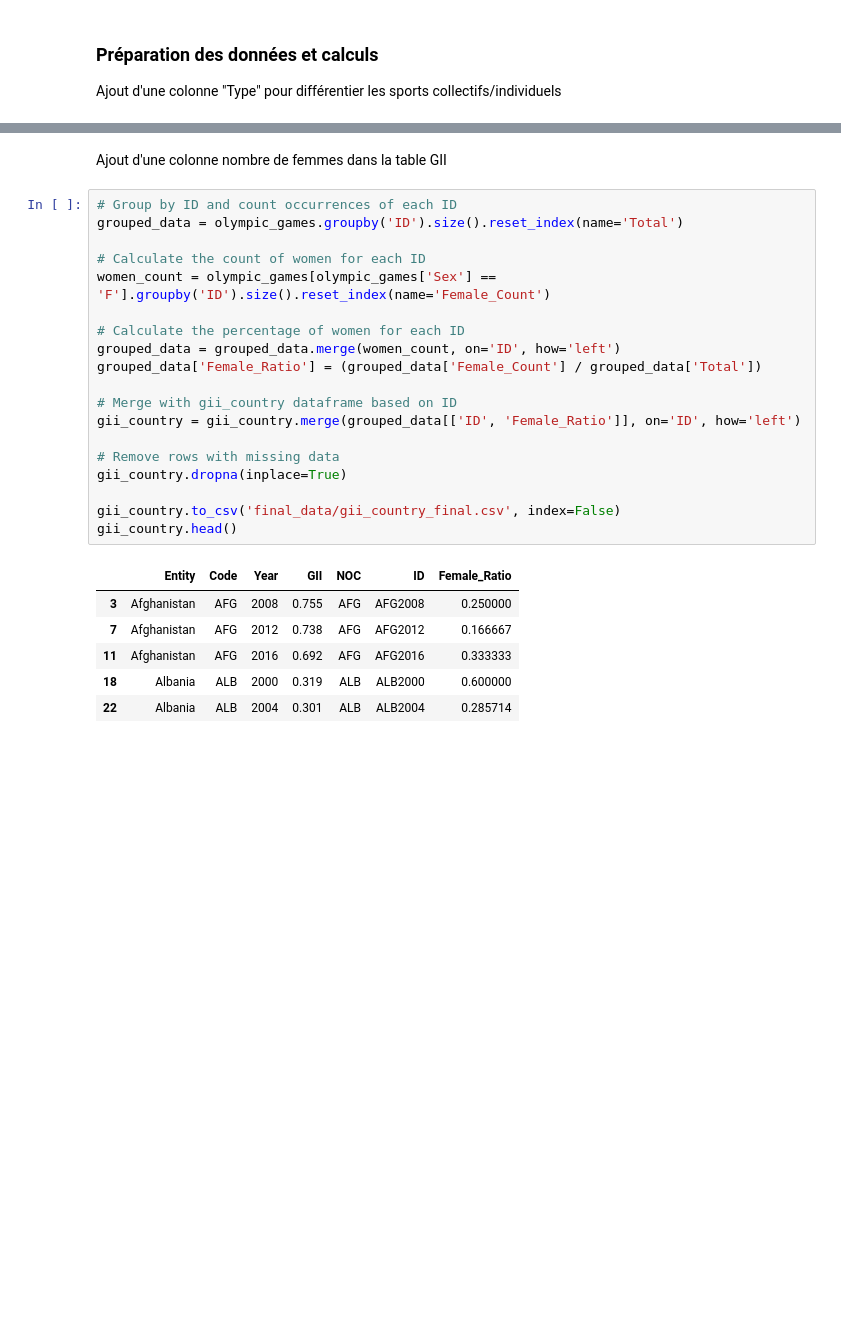
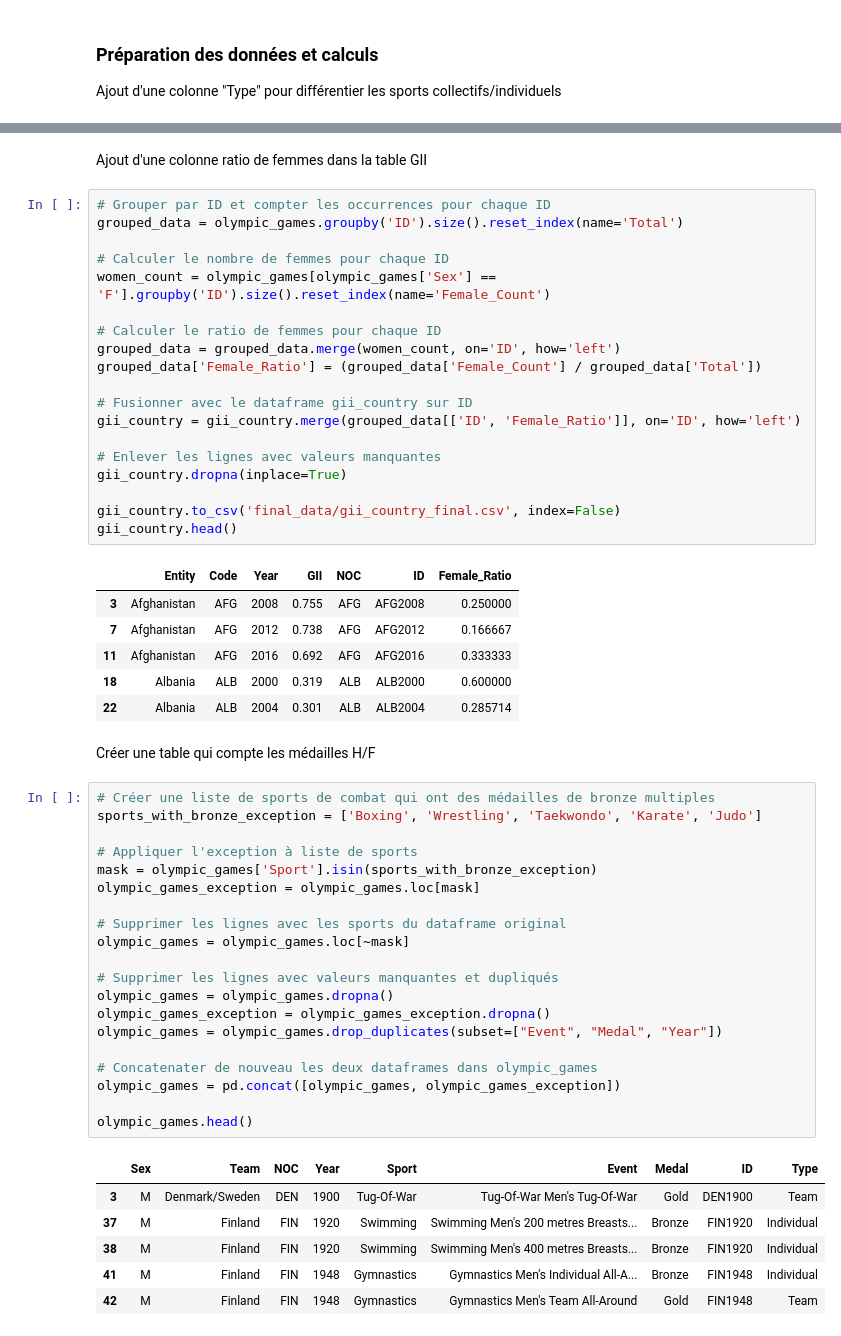
Before and after one commit to Suziwan/Projet_Final_JO, a Jupyter notebook: dataprep/Suzanne/Data_Preparation_Suzanne.ipynb, the cells around one changed output, grey strips where cells are left out. Cells and saved outputs as stored; diff of their text form; blank space fills up the shorter version.

```diff
--- a/dataprep/Suzanne/Data_Preparation_Suzanne.ipynb
+++ b/dataprep/Suzanne/Data_Preparation_Suzanne.ipynb
@@ -331,20 +326,20 @@ grouped_df.head()
 # %% [markdown]
-Ajout d'une colonne nombre de femmes dans la table GII
+Ajout d'une colonne ratio de femmes dans la table GII
 # %%
-# Group by ID and count occurrences of each ID
+# Grouper par ID et compter les occurrences pour chaque ID
 grouped_data = olympic_games.groupby('ID').size().reset_index(name='Total')
 
-# Calculate the count of women for each ID
+# Calculer le nombre de femmes pour chaque ID
 women_count = olympic_games[olympic_games['Sex'] == 'F'].groupby('ID').size().reset_index(name='Female_Count')
 
-# Calculate the percentage of women for each ID
+# Calculer le ratio de femmes pour chaque ID
 grouped_data = grouped_data.merge(women_count, on='ID', how='left')
 grouped_data['Female_Ratio'] = (grouped_data['Female_Count'] / grouped_data['Total'])
 
-# Merge with gii_country dataframe based on ID
+# Fusionner avec le dataframe gii_country sur ID
 gii_country = gii_country.merge(grouped_data[['ID', 'Female_Ratio']], on='ID', how='left')
 
-# Remove rows with missing data
+# Enlever les lignes avec valeurs manquantes
 gii_country.dropna(inplace=True)
 
 gii_country.to_csv('final_data/gii_country_final.csv', index=False)
@@ -356,3 +351,32 @@ gii_country.head()
 | 11 | Afghanistan | AFG | 2016 | 0.692 | AFG | AFG2016 | 0.333333 |
 | 18 | Albania | ALB | 2000 | 0.319 | ALB | ALB2000 | 0.600000 |
 | 22 | Albania | ALB | 2004 | 0.301 | ALB | ALB2004 | 0.285714 |
+# %% [markdown]
+Créer une table qui compte les médailles H/F
+# %%
+# Créer une liste de sports de combat qui ont des médailles de bronze multiples
+sports_with_bronze_exception = ['Boxing', 'Wrestling', 'Taekwondo', 'Karate', 'Judo']
+
+# Appliquer l'exception à liste de sports
+mask = olympic_games['Sport'].isin(sports_with_bronze_exception)
+olympic_games_exception = olympic_games.loc[mask]
+
+# Supprimer les lignes avec les sports du dataframe original
+olympic_games = olympic_games.loc[~mask]
+
+# Supprimer les lignes avec valeurs manquantes et dupliqués
+olympic_games = olympic_games.dropna()
+olympic_games_exception = olympic_games_exception.dropna()
+olympic_games = olympic_games.drop_duplicates(subset=["Event", "Medal", "Year"])
+
+# Concatenater de nouveau les deux dataframes dans olympic_games
+olympic_games = pd.concat([olympic_games, olympic_games_exception])
+
+olympic_games.head()
+# %% [output]
+|  | Sex | Team | NOC | Year | Sport | Event | Medal | ID | Type |
+| 3 | M | Denmark/Sweden | DEN | 1900 | Tug-Of-War | Tug-Of-War Men's Tug-Of-War | Gold | DEN1900 | Team |
+| 37 | M | Finland | FIN | 1920 | Swimming | Swimming Men's 200 metres Breasts... | Bronze | FIN1920 | Individual |
+| 38 | M | Finland | FIN | 1920 | Swimming | Swimming Men's 400 metres Breasts... | Bronze | FIN1920 | Individual |
+| 41 | M | Finland | FIN | 1948 | Gymnastics | Gymnastics Men's Individual All-A... | Bronze | FIN1948 | Individual |
+| 42 | M | Finland | FIN | 1948 | Gymnastics | Gymnastics Men's Team All-Around | Gold | FIN1948 | Team |
```
Also changed, not shown: parts of 9 cells of this notebook.
